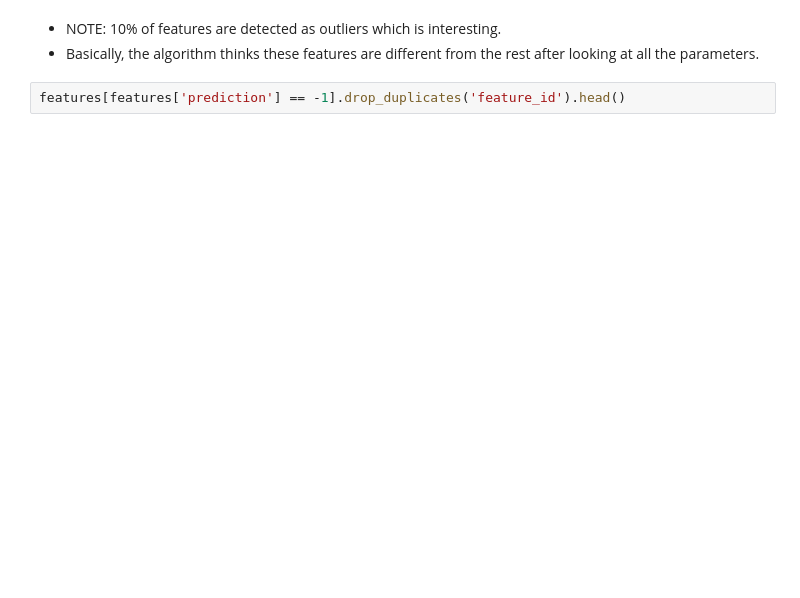
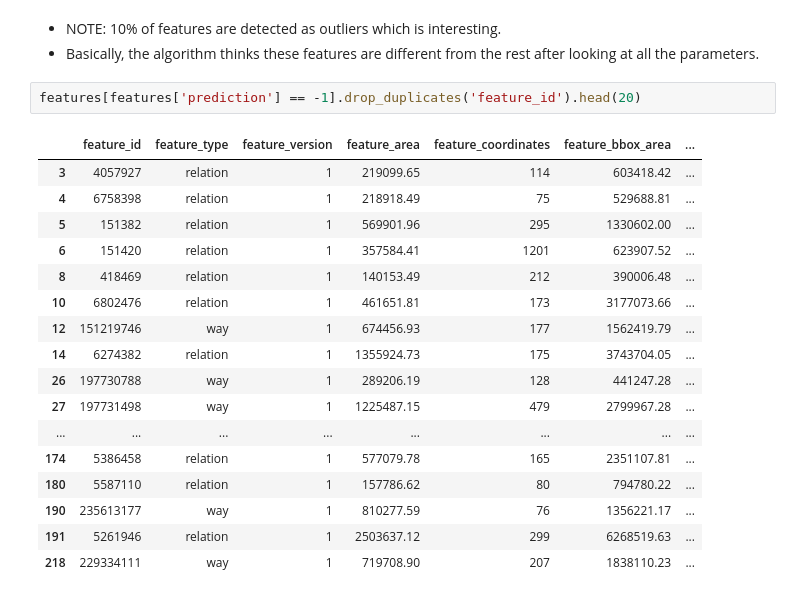
Before and after one commit to mapbox/osm-compare, a Jupyter notebook: notebooks/Save water.ipynb, the cells around one changed output. Saved outputs shown, nothing was run; the diff lists cells and outputs as text; blank space fills up the shorter version.

```diff
--- a/notebooks/Save water.ipynb
+++ b/notebooks/Save water.ipynb
@@ -378,4 +396,22 @@ print('Number of inliers: {}'.format(features[features['prediction'] == 1].shape
 - NOTE: 10% of features are detected as outliers which is interesting.
 - Basically, the algorithm thinks these features are different from the rest after looking at all the parameters.
 # %%
-features[features['prediction'] == -1].drop_duplicates('feature_id').head()
+features[features['prediction'] == -1].drop_duplicates('feature_id').head(20)
+# %% [output]
+|  | feature_id | feature_type | feature_version | feature_area | feature_coordinates | feature_bbox_area | ... |
+| 3 | 4057927 | relation | 1 | 219099.65 | 114 | 603418.42 | ... |
+| 4 | 6758398 | relation | 1 | 218918.49 | 75 | 529688.81 | ... |
+| 5 | 151382 | relation | 1 | 569901.96 | 295 | 1330602.00 | ... |
+| 6 | 151420 | relation | 1 | 357584.41 | 1201 | 623907.52 | ... |
+| 8 | 418469 | relation | 1 | 140153.49 | 212 | 390006.48 | ... |
+| 10 | 6802476 | relation | 1 | 461651.81 | 173 | 3177073.66 | ... |
+| 12 | 151219746 | way | 1 | 674456.93 | 177 | 1562419.79 | ... |
+| 14 | 6274382 | relation | 1 | 1355924.73 | 175 | 3743704.05 | ... |
+| 26 | 197730788 | way | 1 | 289206.19 | 128 | 441247.28 | ... |
+| 27 | 197731498 | way | 1 | 1225487.15 | 479 | 2799967.28 | ... |
+| ... | ... | ... | ... | ... | ... | ... | ... |
+| 174 | 5386458 | relation | 1 | 577079.78 | 165 | 2351107.81 | ... |
+| 180 | 5587110 | relation | 1 | 157786.62 | 80 | 794780.22 | ... |
+| 190 | 235613177 | way | 1 | 810277.59 | 76 | 1356221.17 | ... |
+| 191 | 5261946 | relation | 1 | 2503637.12 | 299 | 6268519.63 | ... |
+| 218 | 229334111 | way | 1 | 719708.90 | 207 | 1838110.23 | ... |
```
Also changed, not shown: parts of 12 cells of this notebook.
